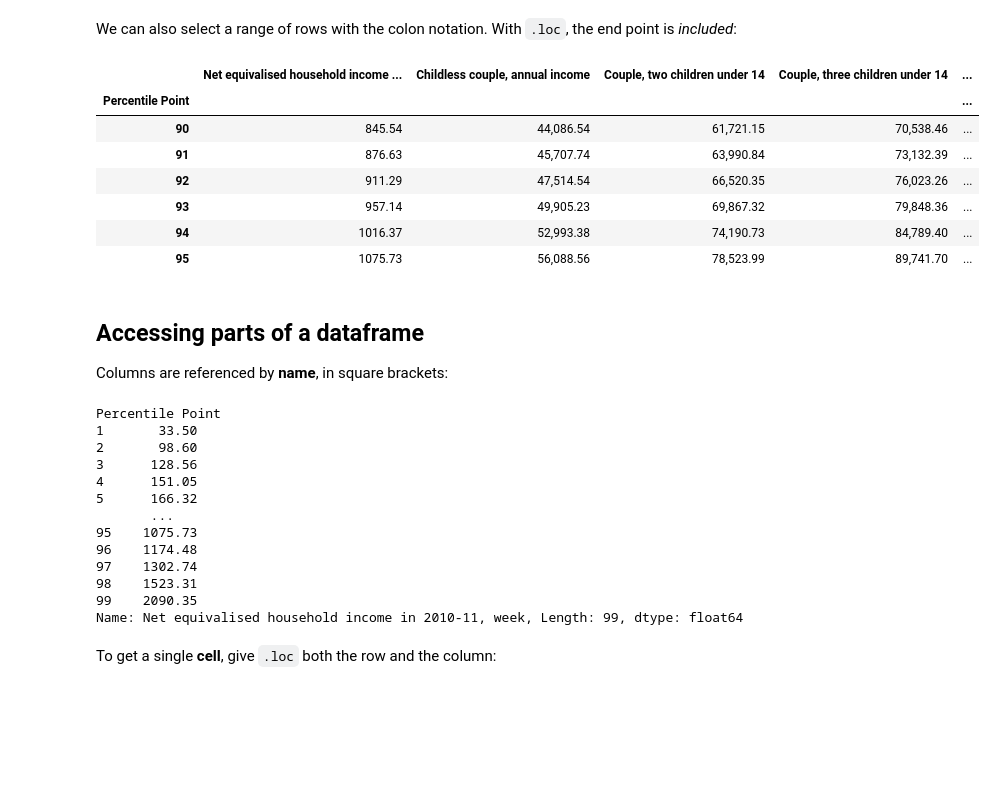
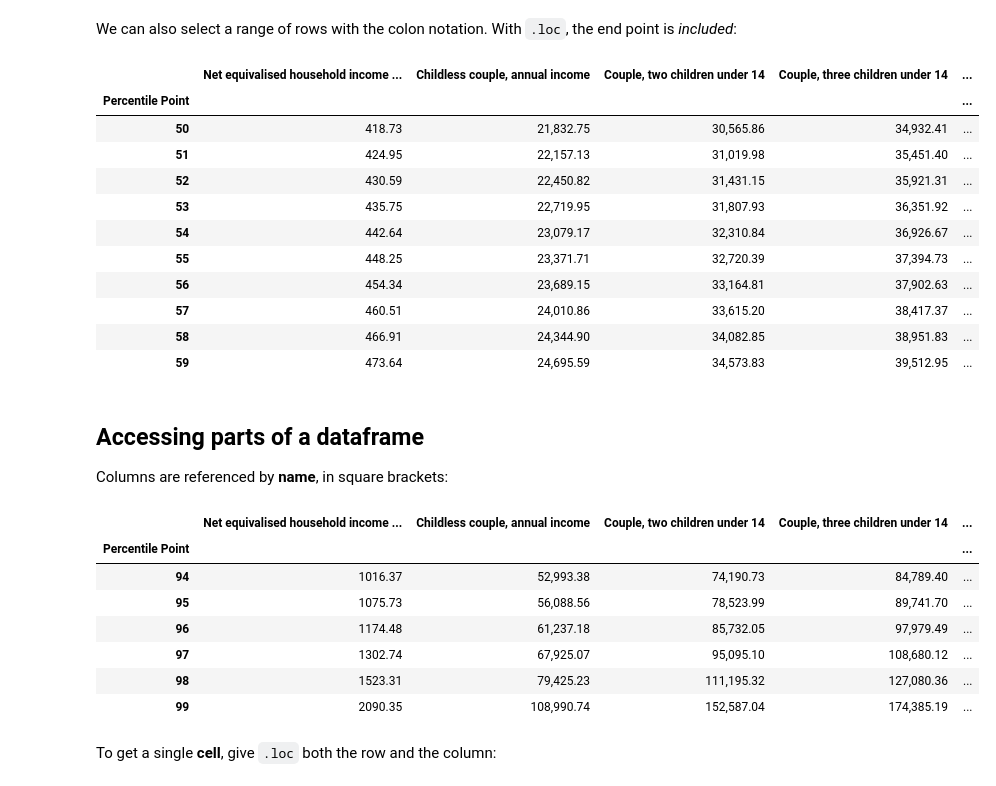
Before and after one commit to nmannbenn-debug/QM2, a Jupyter notebook: notebooks/W02. Pandas.ipynb, the cells around one changed output. Drawn from its saved outputs; the diff is of its cells as text; code cells hidden in the pictures; blank space fills up the shorter version.

```diff
--- a/notebooks/W02. Pandas.ipynb
+++ b/notebooks/W02. Pandas.ipynb
@@ -75,16 +76,20 @@ Name: 90, dtype: object
 # %% [markdown]
 We can also select a range of rows with the colon notation. With `.loc`, the end point is *included*:
 # %%
-income.loc[90:95]
+income.loc[50:59]
 # %% [output]
 |  | Net equivalised household income ... | Childless couple, annual income | Couple, two children under 14 | Couple, three children under 14 | ... |
 | Percentile Point |  |  |  |  | ... |
-| 90 | 845.54 | 44,086.54 | 61,721.15 | 70,538.46 | ... |
-| 91 | 876.63 | 45,707.74 | 63,990.84 | 73,132.39 | ... |
-| 92 | 911.29 | 47,514.54 | 66,520.35 | 76,023.26 | ... |
-| 93 | 957.14 | 49,905.23 | 69,867.32 | 79,848.36 | ... |
-| 94 | 1016.37 | 52,993.38 | 74,190.73 | 84,789.40 | ... |
-| 95 | 1075.73 | 56,088.56 | 78,523.99 | 89,741.70 | ... |
+| 50 | 418.73 | 21,832.75 | 30,565.86 | 34,932.41 | ... |
+| 51 | 424.95 | 22,157.13 | 31,019.98 | 35,451.40 | ... |
+| 52 | 430.59 | 22,450.82 | 31,431.15 | 35,921.31 | ... |
+| 53 | 435.75 | 22,719.95 | 31,807.93 | 36,351.92 | ... |
+| 54 | 442.64 | 23,079.17 | 32,310.84 | 36,926.67 | ... |
+| 55 | 448.25 | 23,371.71 | 32,720.39 | 37,394.73 | ... |
+| 56 | 454.34 | 23,689.15 | 33,164.81 | 37,902.63 | ... |
+| 57 | 460.51 | 24,010.86 | 33,615.20 | 38,417.37 | ... |
+| 58 | 466.91 | 24,344.90 | 34,082.85 | 38,951.83 | ... |
+| 59 | 473.64 | 24,695.59 | 34,573.83 | 39,512.95 | ... |
 # %% [markdown]
 ## Accessing parts of a dataframe
 
@@ -92,20 +97,16 @@ Columns are referenced by **name**, in square brackets:
 # %%
 weekly = "Net equivalised household income in 2010-11, week"
 income[weekly]
+income[income[weekly]>1000] #filters to rows that meet that condition
 # %% [output]
-Percentile Point
-1       33.50
-2       98.60
-3      128.56
-4      151.05
-5      166.32
-       ...
-95    1075.73
-96    1174.48
-97    1302.74
-98    1523.31
-99    2090.35
-Name: Net equivalised household income in 2010-11, week, Length: 99, dtype: float64
+|  | Net equivalised household income ... | Childless couple, annual income | Couple, two children under 14 | Couple, three children under 14 | ... |
+| Percentile Point |  |  |  |  | ... |
+| 94 | 1016.37 | 52,993.38 | 74,190.73 | 84,789.40 | ... |
+| 95 | 1075.73 | 56,088.56 | 78,523.99 | 89,741.70 | ... |
+| 96 | 1174.48 | 61,237.18 | 85,732.05 | 97,979.49 | ... |
+| 97 | 1302.74 | 67,925.07 | 95,095.10 | 108,680.12 | ... |
+| 98 | 1523.31 | 79,425.23 | 111,195.32 | 127,080.36 | ... |
+| 99 | 2090.35 | 108,990.74 | 152,587.04 | 174,385.19 | ... |
 # %% [markdown]
 To get a single **cell**, give `.loc` both the row and the column:
 # %%
```
Also changed, not shown: parts of 16 cells of this notebook.
